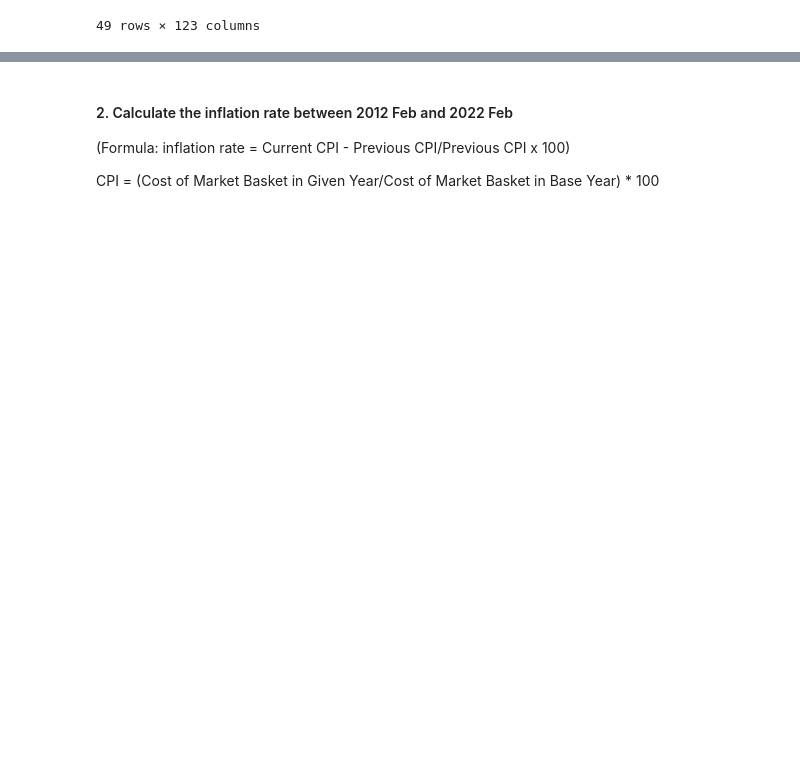
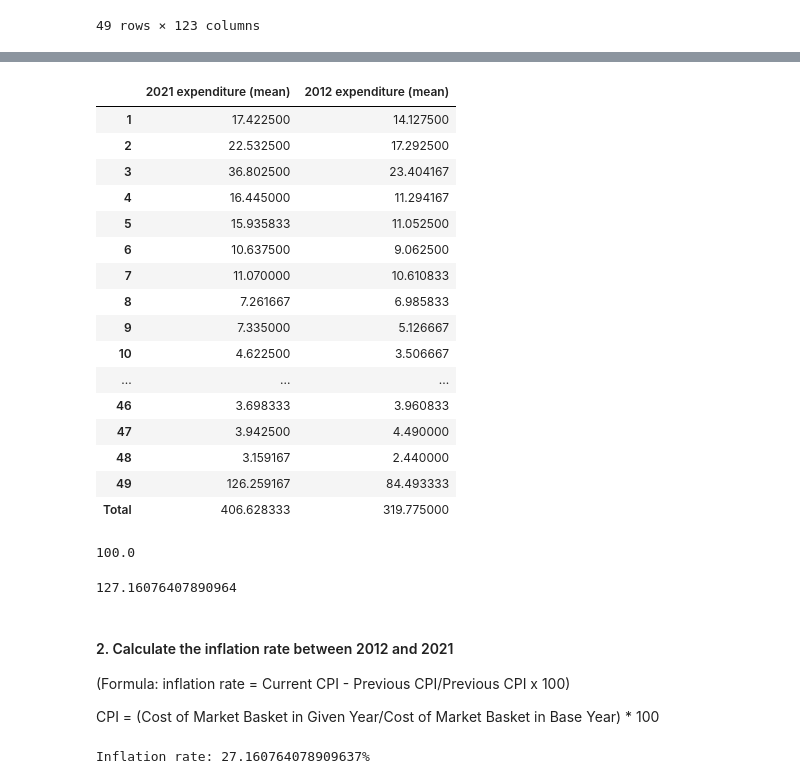
Before and after one commit to Jamie0810/Exploratory-Data-Analysis, a Jupyter notebook: cpi_analysis.ipynb, the cells around one changed output, grey strips where cells are left out. Saved outputs shown, nothing was run; the diff lists cells and outputs as text; code cells hidden in the pictures; blank space fills up the shorter version.

```diff
--- a/cpi_analysis.ipynb
+++ b/cpi_analysis.ipynb
@@ -315,3 +322,7 @@ df
 | 48 | Toothpaste, 100 millilitres | 2.440000 | 3.159167 | 2.45 | 2.40 | 2.41 | ... |
 | 49 | Cigarettes (200) | 84.493333 | 126.259167 | 84.06 | 84.13 | 84.83 | ... |
 49 rows × 123 columns
+# %%
+expenditure_df = df.copy()
+expenditure_df = expenditure_df[['2021 expenditure (mean)', '2012 expenditure (mean)']]
+expenditure_df
@@ -318,6 +347,46 @@ df
+# %%
+total = expenditure_df.sum()
+expenditure_df.loc['Total'] = total
+expenditure_df
+# %% [output]
+|  | 2021 expenditure (mean) | 2012 expenditure (mean) |
+| 1 | 17.422500 | 14.127500 |
+| 2 | 22.532500 | 17.292500 |
+| 3 | 36.802500 | 23.404167 |
+| 4 | 16.445000 | 11.294167 |
+| 5 | 15.935833 | 11.052500 |
+| 6 | 10.637500 | 9.062500 |
+| 7 | 11.070000 | 10.610833 |
+| 8 | 7.261667 | 6.985833 |
+| 9 | 7.335000 | 5.126667 |
+| 10 | 4.622500 | 3.506667 |
+| ... | ... | ... |
+| 46 | 3.698333 | 3.960833 |
+| 47 | 3.942500 | 4.490000 |
+| 48 | 3.159167 | 2.440000 |
+| 49 | 126.259167 | 84.493333 |
+| Total | 406.628333 | 319.775000 |
+# %%
+# Find the CPI in 2012: (expenditure_mean_2012/expenditure_mean_2012)*100
+expenditure_2012 = expenditure_df['2012 expenditure (mean)']['Total']
+CPI_2012 = (expenditure_2012/expenditure_2012)*100
+CPI_2012
+# %% [output]
+100.0
+# %%
+# Find the CPI in 2021: (expenditure_mean_2021/expenditure_mean_2012)*100
+expenditure_2021 = expenditure_df['2021 expenditure (mean)']['Total']
+CPI_2021 = (expenditure_2021/expenditure_2012)*100
+CPI_2021
+# %% [output]
+127.16076407890964
 # %% [markdown]
-#### 2. Calculate the inflation rate between 2012 Feb and 2022 Feb
+#### 2. Calculate the inflation rate between 2012 and 2021
 
 (Formula: inflation rate = Current CPI - Previous CPI/Previous CPI x 100)
 
 CPI = (Cost of Market Basket in Given Year/Cost of Market Basket in Base Year) * 100
+# %%
+print(f"Inflation rate: {(CPI_2021-CPI_2012)/100*100}%")
+# %% [output]
+Inflation rate: 27.160764078909637%
```
Also changed, not shown: parts of 2 cells of this notebook.
